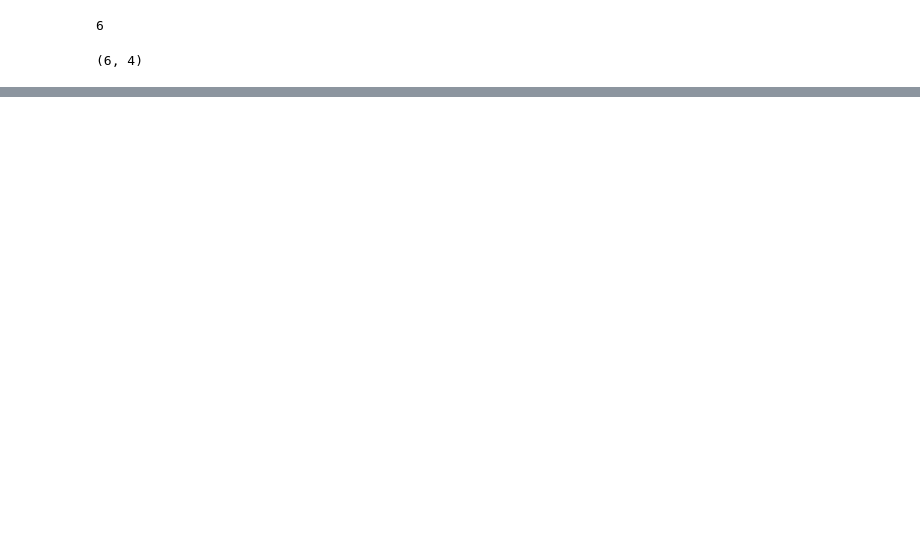
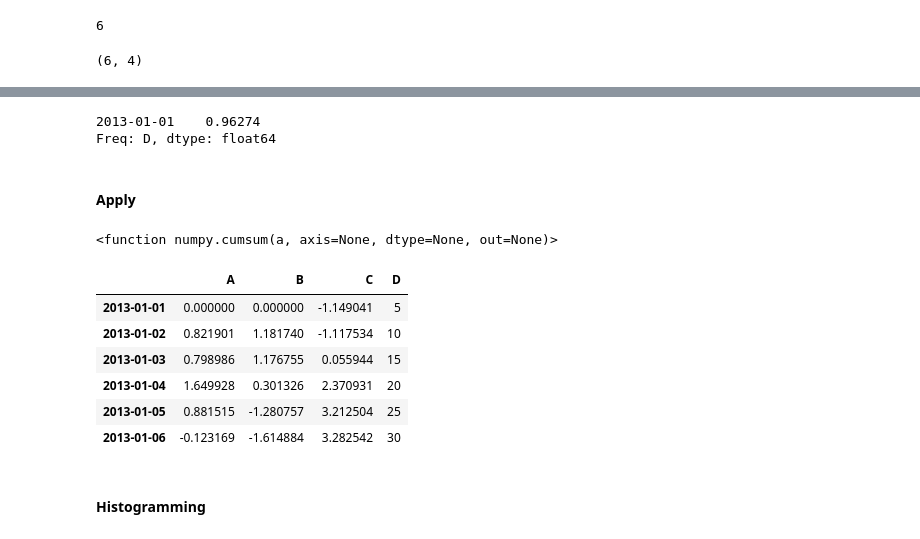
Before and after one commit to drdofx/ds-and-ml, a Jupyter notebook: notebook/pandas-playground/refresher.ipynb, the cells around one changed output, grey strips where cells are left out. Cells and saved outputs as stored; diff of their text form; code cells hidden in the pictures; blank space fills up the shorter version.

```diff
--- a/notebook/pandas-playground/refresher.ipynb
+++ b/notebook/pandas-playground/refresher.ipynb
@@ -437,0 +493,23 @@ df3
+# %%
+df[0:1].mean(1)
+# %% [output]
+2013-01-01    0.96274
+Freq: D, dtype: float64
+# %% [markdown]
+#### Apply
+# %%
+np.cumsum
+# %% [output]
+<function numpy.cumsum(a, axis=None, dtype=None, out=None)>
+# %%
+df.apply(np.cumsum)
+# %% [output]
+|  | A | B | C | D |
+| 2013-01-01 | 0.000000 | 0.000000 | -1.149041 | 5 |
+| 2013-01-02 | 0.821901 | 1.181740 | -1.117534 | 10 |
+| 2013-01-03 | 0.798986 | 1.176755 | 0.055944 | 15 |
+| 2013-01-04 | 1.649928 | 0.301326 | 2.370931 | 20 |
+| 2013-01-05 | 0.881515 | -1.280757 | 3.212504 | 25 |
+| 2013-01-06 | -0.123169 | -1.614884 | 3.282542 | 30 |
+# %% [markdown]
+#### Histogramming
```
Also changed, not shown: parts of 54 cells of this notebook, 6 other files.
